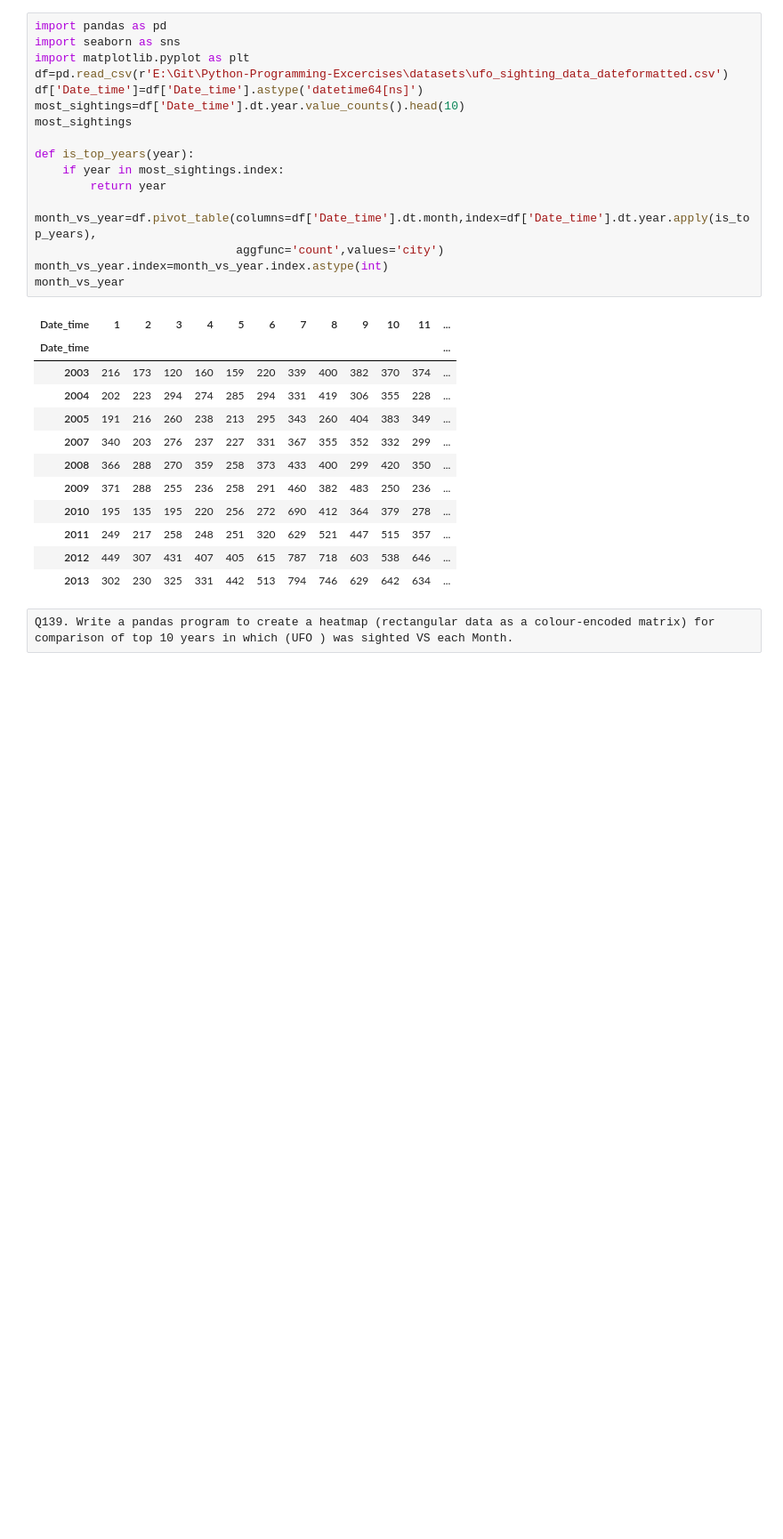
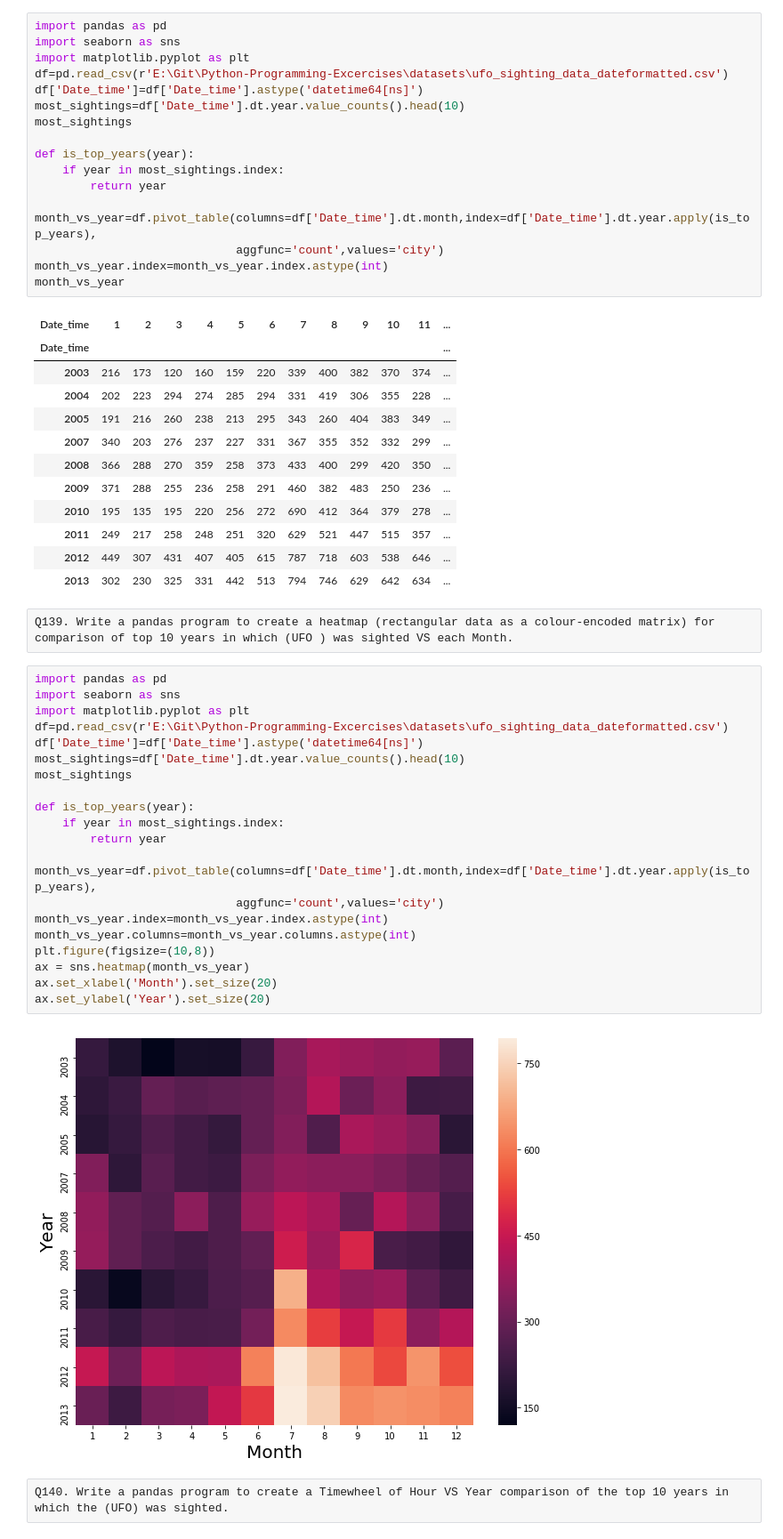
Before and after one commit to naveenkumardb/Python-Programming-Excercises, a Jupyter notebook: Python Subjective Programming Excercises.ipynb, the cells around one changed output. Shown at 89% size. Saved outputs shown, nothing was run; the diff lists cells and outputs as text; blank space fills up the shorter version.

```diff
--- a/Python Subjective Programming Excercises.ipynb
+++ b/Python Subjective Programming Excercises.ipynb
@@ -2860,3 +2860,28 @@ month_vs_year
 | 2013 | 302 | 230 | 325 | 331 | 442 | 513 | 794 | 746 | 629 | 642 | 634 | ... |
 # %% [raw]
 Q139. Write a pandas program to create a heatmap (rectangular data as a colour-encoded matrix) for comparison of top 10 years in which (UFO ) was sighted VS each Month.
+# %%
+import pandas as pd
+import seaborn as sns
+import matplotlib.pyplot as plt
+df=pd.read_csv(r'E:\Git\Python-Programming-Excercises\datasets\ufo_sighting_data_dateformatted.csv')
+df['Date_time']=df['Date_time'].astype('datetime64[ns]')
+most_sightings=df['Date_time'].dt.year.value_counts().head(10)
+most_sightings
+
+def is_top_years(year):
+    if year in most_sightings.index:
+        return year
+
+month_vs_year=df.pivot_table(columns=df['Date_time'].dt.month,index=df['Date_time'].dt.year.apply(is_top_years),
+                             aggfunc='count',values='city')
+month_vs_year.index=month_vs_year.index.astype(int)
+month_vs_year.columns=month_vs_year.columns.astype(int)
+plt.figure(figsize=(10,8))
+ax = sns.heatmap(month_vs_year)
+ax.set_xlabel('Month').set_size(20)
+ax.set_ylabel('Year').set_size(20)
+# %% [output]
+[figure, added]
+# %% [raw]
+Q140. Write a pandas program to create a Timewheel of Hour VS Year comparison of the top 10 years in which the (UFO) was sighted.
```
Also changed, not shown: parts of 1 cell of this notebook.
